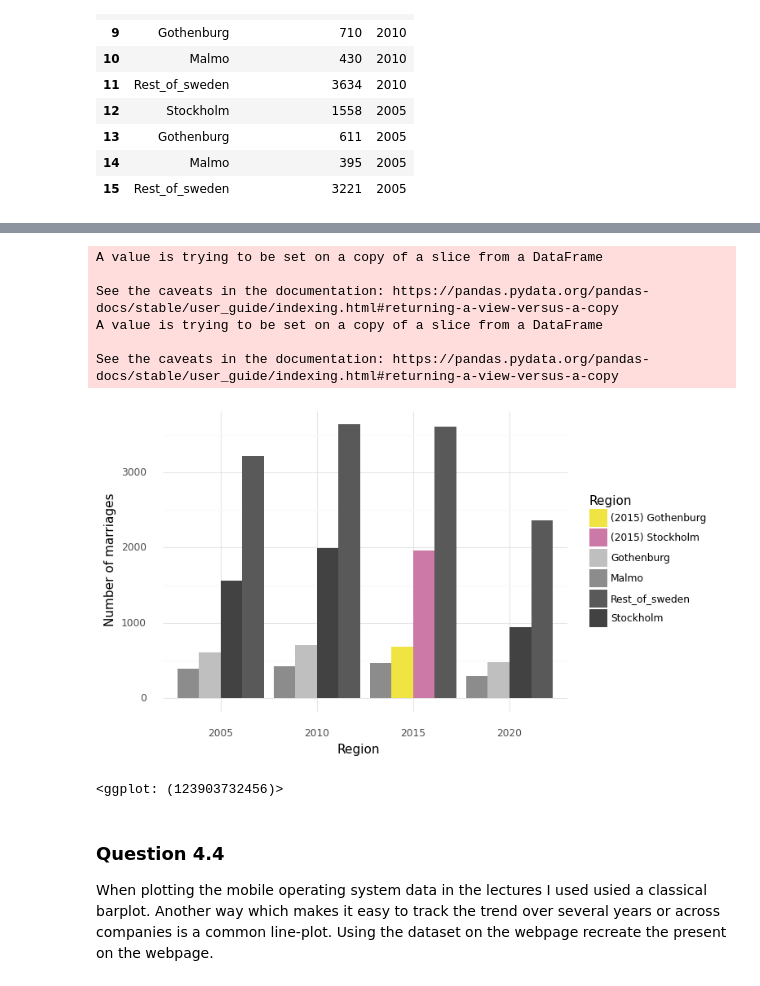
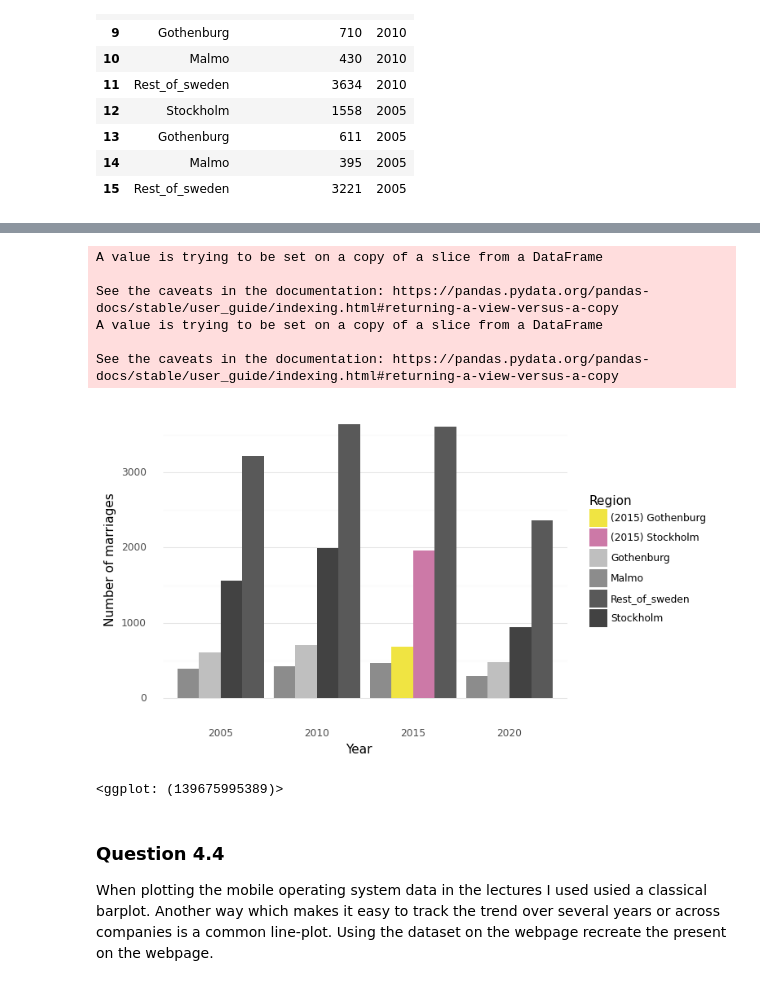
Before and after one commit to AxelEiman/SciVis, a Jupyter notebook: HW1/Homework1.ipynb, the cells around one changed output, grey strips where cells are left out. Saved outputs shown, nothing was run; the diff lists cells and outputs as text; code cells hidden in the pictures.

```diff
--- a/HW1/Homework1.ipynb
+++ b/HW1/Homework1.ipynb
@@ -388,27 +388,28 @@ col = [grays[0], grays[1], grays[2], grays[3], cbPalette[0]]
 # %%
 # Insert code here for part ii) (see how many more marriages in sthlm than gbg in 2015)
 # Remember to print the visual
-col2 = [cbPalette[3], cbPalette[6], grays[0], grays[1], grays[2], grays[3]]
+col2 = [cbPalette[3], cbPalette[6], grays[0], grays[1], grays[2], grays[3]] #TODO Change grays to something non-quantitative (Maybe washed colors, strong for focus?)
 
 mar['Region'] = mar['region']
 mar['Region'].iloc[4] = '(2015) Stockholm'
 mar['Region'].iloc[5] = '(2015) Gothenburg'
 (
     ggplot(mar, aes(x='factor(year)', y='number_marriges', group='number_marriges', fill='Region'))
     + geom_bar(stat='identity', position='dodge')
     + scale_fill_manual(values=col2)
     + theme_minimal()
-    + labs(x='Region', y='Number of marriages')
+    + labs(x='Year', y='Number of marriages')
+    + theme(panel_grid_major_x=element_blank())
 )
 # %% [output]
 A value is trying to be set on a copy of a slice from a DataFrame
 
 See the caveats in the documentation: https://pandas.pydata.org/pandas-docs/stable/user_guide/indexing.html#returning-a-view-versus-a-copy
 A value is trying to be set on a copy of a slice from a DataFrame
 
 See the caveats in the documentation: https://pandas.pydata.org/pandas-docs/stable/user_guide/indexing.html#returning-a-view-versus-a-copy
-[figure, old version]
+[figure, new version]
-<ggplot: (123903732456)>
+<ggplot: (139675995389)>
 # %% [markdown]
 ### Question 4.4
 
```
Also changed, not shown: parts of 16 cells of this notebook, 1 other file.
